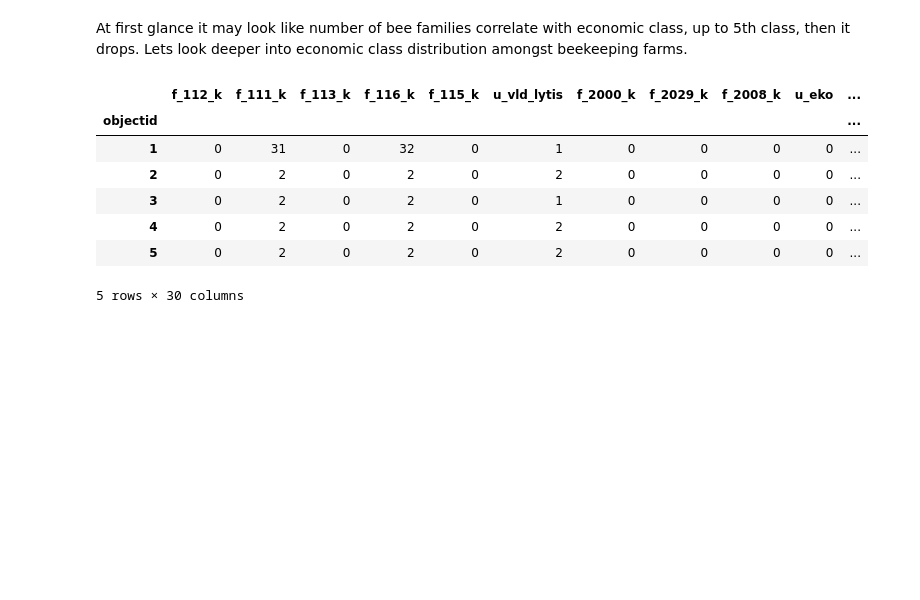
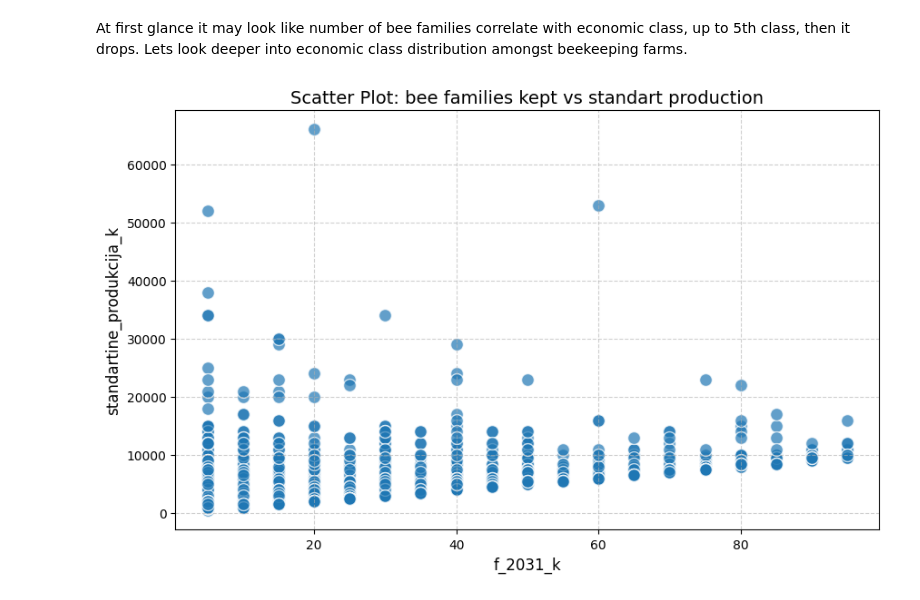
Before and after one commit to plerixus/Lithuanian_agriculture_analysis_2020, a Jupyter notebook: notebooks/beekeeping.ipynb, the cells around one changed output. Saved outputs shown, nothing was run; the diff lists cells and outputs as text; code cells hidden in the pictures; blank space fills up the shorter version.

```diff
--- a/notebooks/beekeeping.ipynb
+++ b/notebooks/beekeeping.ipynb
@@ -45,17 +68,3 @@ sns.boxplot(x='ekonominio_dydzio_klase', y='f_2031_k', data=df_filtered)
 # %% [markdown]
 At first glance it may look like number of bee families correlate with economic class, up to 5th class, then it drops.
 Lets look deeper into economic class distribution amongst beekeeping farms.
-# %%
-farm_df['keeps_bees'] = farm_df['f_2031_k'] > 0
-other_sources = ['f_2000_k', 'f_2008_k', 'f_2012_k', 'f_2015_k', 'f_2019_k', 'f_2029_k', 'f_2018_k']
-farm_df['bees_major_income'] = farm_df['f_2031_k'] > farm_df[other_sources].max(axis=1)
-farm_df.head()
-# %% [output]
-|  | f_112_k | f_111_k | f_113_k | f_116_k | f_115_k | u_vld_lytis | f_2000_k | f_2029_k | f_2008_k | u_eko | ... |
-| objectid |  |  |  |  |  |  |  |  |  |  | ... |
-| 1 | 0 | 31 | 0 | 32 | 0 | 1 | 0 | 0 | 0 | 0 | ... |
-| 2 | 0 | 2 | 0 | 2 | 0 | 2 | 0 | 0 | 0 | 0 | ... |
-| 3 | 0 | 2 | 0 | 2 | 0 | 1 | 0 | 0 | 0 | 0 | ... |
-| 4 | 0 | 2 | 0 | 2 | 0 | 2 | 0 | 0 | 0 | 0 | ... |
-| 5 | 0 | 2 | 0 | 2 | 0 | 2 | 0 | 0 | 0 | 0 | ... |
-5 rows × 30 columns
@@ -100,0 +71,10 @@ beekeeper_df[(beekeeper_df["bees_major_income"] == True) & (beekeeper_df["standa
+# %%
+plt.figure(figsize=(10, 6))
+plt.scatter(df_filtered['f_2031_k'], df_filtered['standartine_produkcija_k'], alpha=0.7, edgecolors='w', s=100)
+plt.title(f"Scatter Plot: bee families kept vs standart production", fontsize=14)
+plt.ylabel('standartine_produkcija_k', fontsize=12)
+plt.xlabel('f_2031_k', fontsize=12)
+plt.grid(True, linestyle='--', alpha=0.6)
+plt.show()
+# %% [output]
+[figure, added]
```
Also changed, not shown: parts of 11 cells of this notebook, 1 other file.
